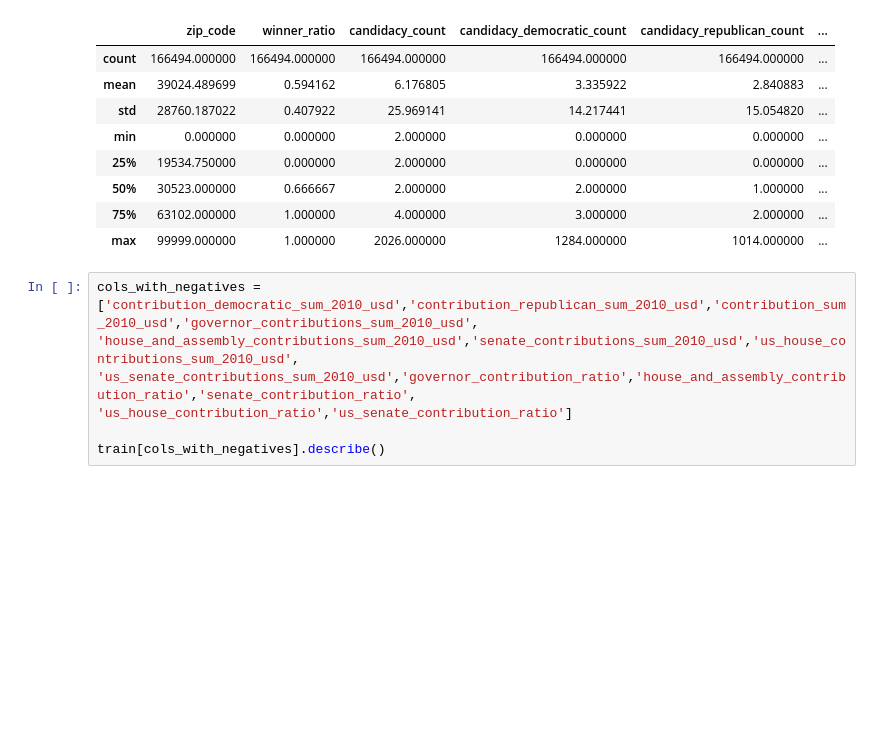
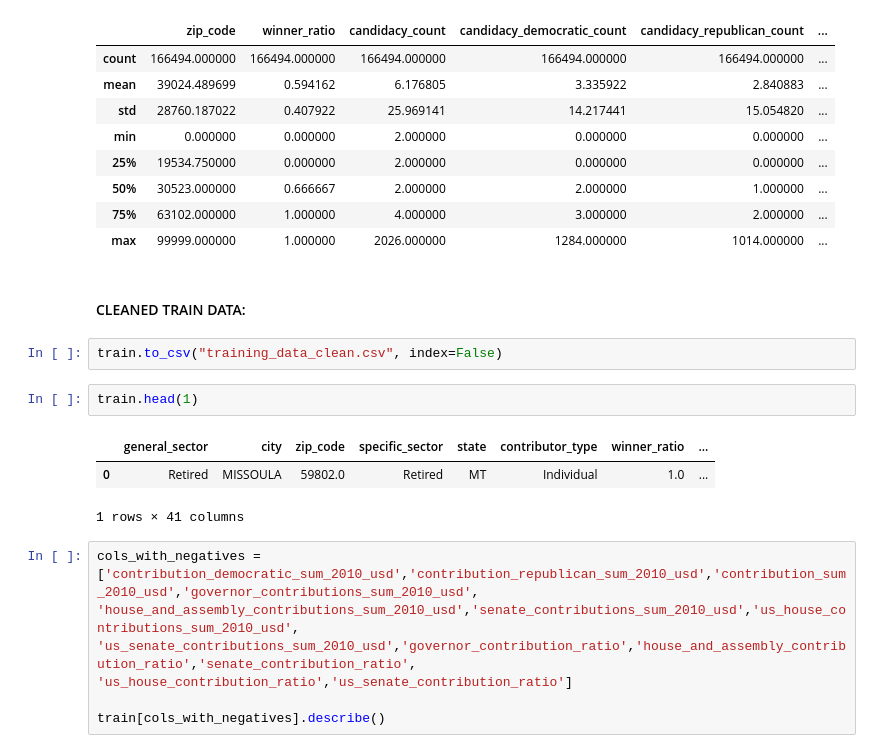
Before and after one commit to muratal49/CampaignContribution_Winner_Kaggle, a Jupyter notebook: version02.ipynb, the cells around one changed output. Cells and saved outputs as stored; diff of their text form; blank space fills up the shorter version.

```diff
--- a/version02.ipynb
+++ b/version02.ipynb
@@ -119,6 +119,16 @@ with pd.option_context('display.max_columns', None):
 | 50% | 30523.000000 | 0.666667 | 2.000000 | 2.000000 | 1.000000 | ... |
 | 75% | 63102.000000 | 1.000000 | 4.000000 | 3.000000 | 2.000000 | ... |
 | max | 99999.000000 | 1.000000 | 2026.000000 | 1284.000000 | 1014.000000 | ... |
+# %% [markdown]
+#### CLEANED TRAIN DATA:
+# %%
+train.to_csv("training_data_clean.csv", index=False)
+# %%
+train.head(1)
+# %% [output]
+|  | general_sector | city | zip_code | specific_sector | state | contributor_type | winner_ratio | ... |
+| 0 | Retired | MISSOULA | 59802.0 | Retired | MT | Individual | 1.0 | ... |
+1 rows × 41 columns
 # %%
 cols_with_negatives = ['contribution_democratic_sum_2010_usd','contribution_republican_sum_2010_usd','contribution_sum_2010_usd','governor_contributions_sum_2010_usd',
 'house_and_assembly_contributions_sum_2010_usd','senate_contributions_sum_2010_usd','us_house_contributions_sum_2010_usd',
```
Also changed, not shown: 3 other files.
